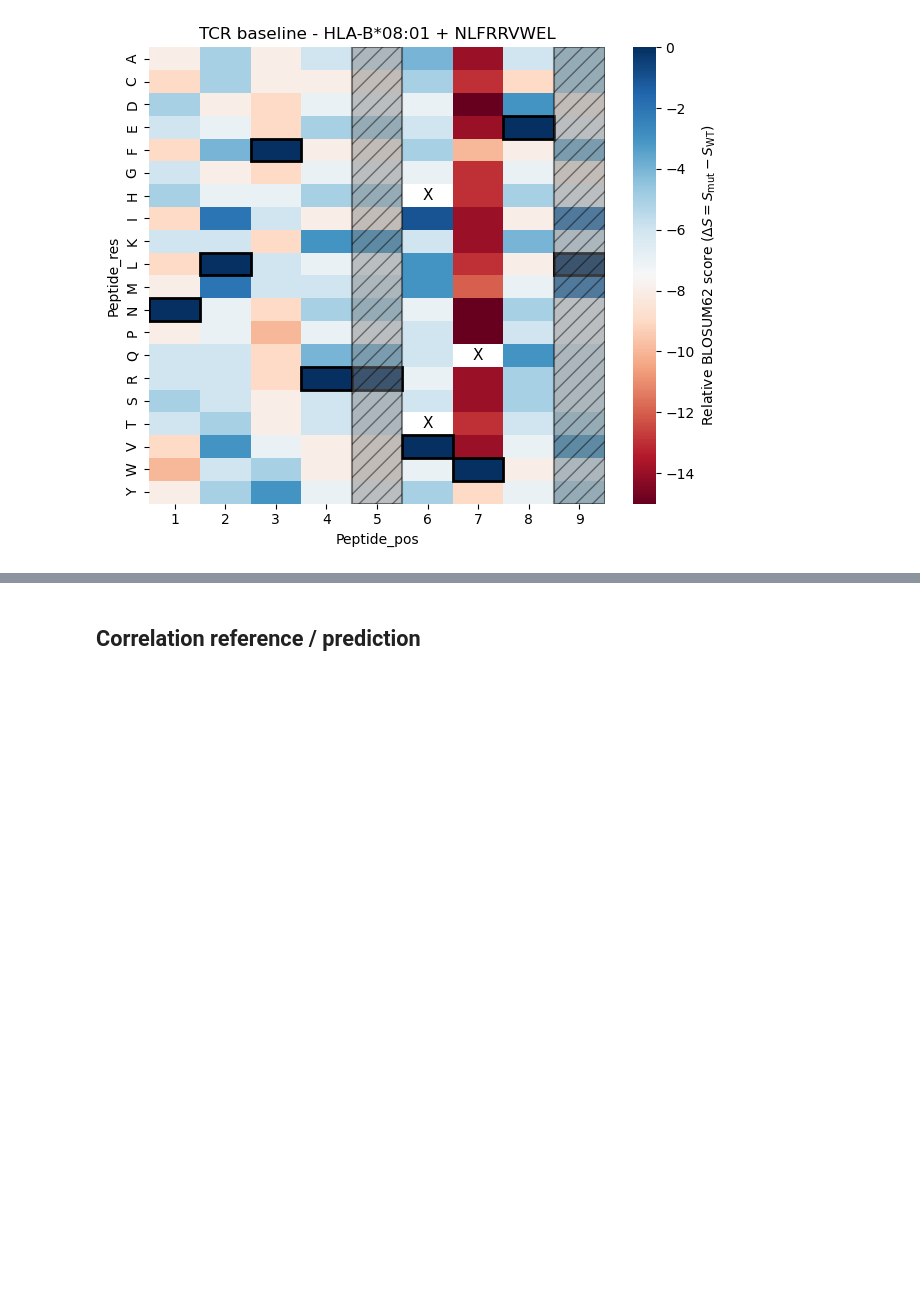
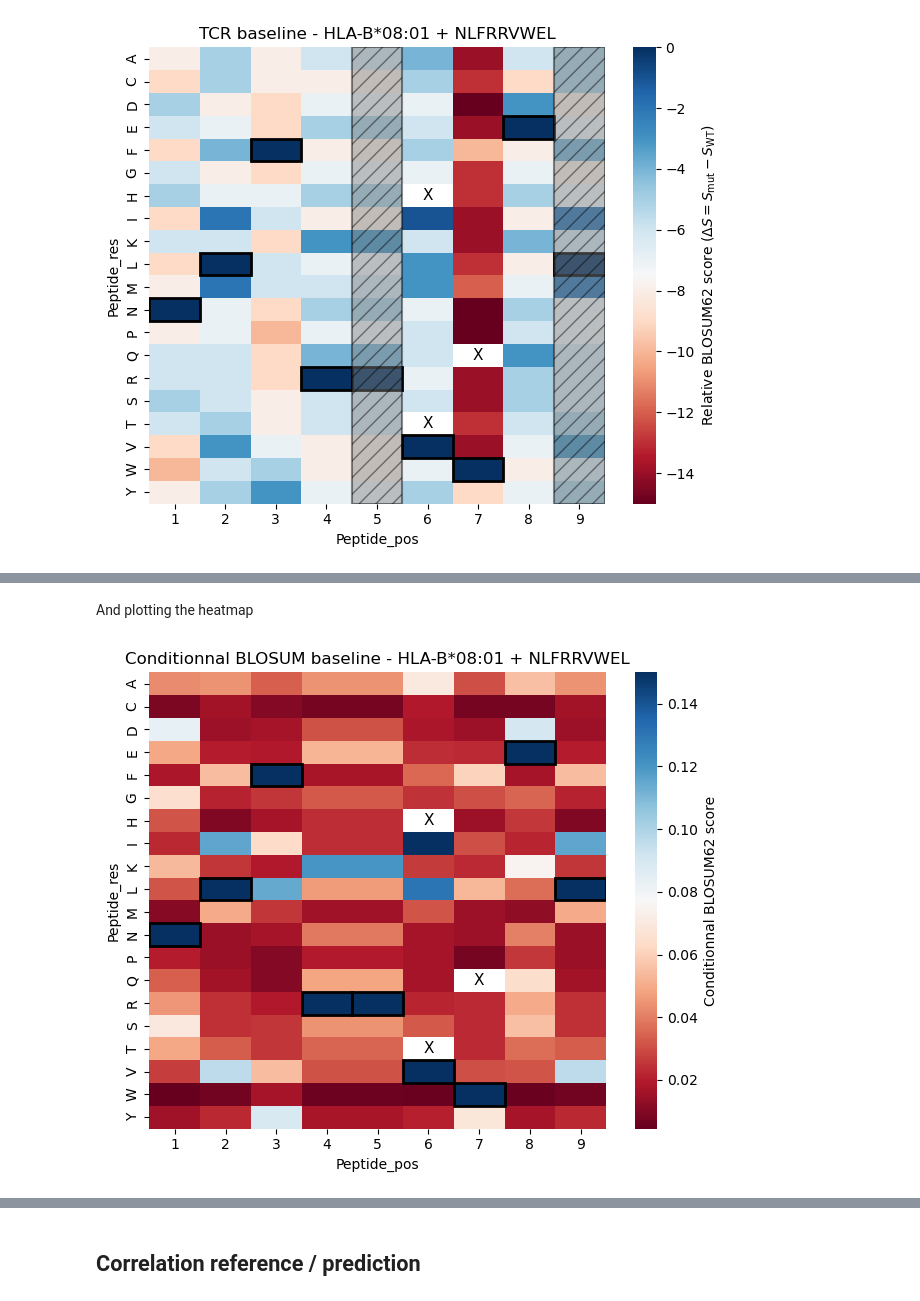
Before and after one commit to MaxenceMarbouty/pred_TCR_fingerprints, a Jupyter notebook: notebooks/00_Data_Visu_Explo.ipynb, the cells around one changed output, grey strips where cells are left out. Saved outputs shown, nothing was run; the diff lists cells and outputs as text; code cells hidden in the pictures; blank space fills up the shorter version.

```diff
--- a/notebooks/00_Data_Visu_Explo.ipynb
+++ b/notebooks/00_Data_Visu_Explo.ipynb
@@ -331,0 +378,79 @@ plt.show()
+# %%
+matrix_bl_cond = pd.DataFrame(index=alphabet, columns=range(1, 10), dtype=float)
+
+# Conditionnal matrix
+wt_seq = "NLFRRVWEL"
+for pos, wt_aa in enumerate(wt_seq, start=1):
+    for aa in alphabet:
+        matrix_bl_cond.loc[aa, pos] = blosum62_prob[wt_aa][aa]
+
+#Optional, to mask the 3 peptides without experimental data
+matrix_bl_cond.loc["H", 6] = np.nan
+matrix_bl_cond.loc["T", 6] = np.nan
+matrix_bl_cond.loc["Q", 7] = np.nan
+
+#sorting the residues to obtain the same order as in the Baseline I
+matrix_bl_cond = matrix_bl_cond.sort_index()
+# %% [markdown]
+And plotting the heatmap
+# %%
+# Heatmap plot for the score matrix
+fig, ax = plt.subplots(figsize=(6.5, 5.5))
+sns.heatmap(
+    matrix_bl_cond,
+    cmap="RdBu",
+    vmax = 0.15,
+    cbar_kws = {"label": r"Conditionnal BLOSUM62 score"},
+    ax=ax,
+)
+
+# Highlighting the WT sequence
+wt_seq = "NLFRRVWEL"
+for pos, aa in enumerate(wt_seq, start=1):
+    if aa in matrix_bl_cond.index and pos in matrix_bl_cond.columns:
+        x = matrix_bl_cond.columns.get_loc(pos)
+        y = matrix_bl_cond.index.get_loc(aa)
+        ax.add_patch(
+            patches.Rectangle(
+                (x, y), 1, 1, fill=False, edgecolor="black", lw=2
+            )
+        )
+
+# Crossing out the residues without data
+for r_idx, aa in enumerate(matrix_bl_cond.index):
+    for c_idx, pos in enumerate(matrix_bl_cond.columns):
+        if pd.isna(matrix_bl_cond.loc[aa, pos]):
+            ax.text(
+                c_idx + 0.5,
+                r_idx + 0.5,
+                "X",
+                ha="center",
+                va="center",
+                color="black",
+                fontsize=11,
+            )
+
+# # Crossing out the 2 residues identified in Baseline 1
+# n_rows = len(matrix_bl_cond.index)
+# for anchor_pos in [5, 9]:
+#     col_idx = matrix_bl_cond.columns.get_loc(anchor_pos)
+#     ax.add_patch(
+#         patches.Rectangle(
+#             (col_idx, 0),
+#             1,
+#             n_rows,
+#             facecolor="gray",
+#             alpha=0.45,
+#             hatch="//",
+#             edgecolor="black",
+#             linewidth=1.5,
+#         )
+#     )
+
+ax.set_title("Conditionnal BLOSUM baseline - HLA-B*08:01 + NLFRRVWEL")
+ax.set_xlabel("Peptide_pos")
+ax.set_ylabel("Peptide_res")
+plt.tight_layout()
+plt.show()
+# %% [output]
+[figure, added]
```
Also changed, not shown: parts of 22 cells of this notebook, 4 other files.
